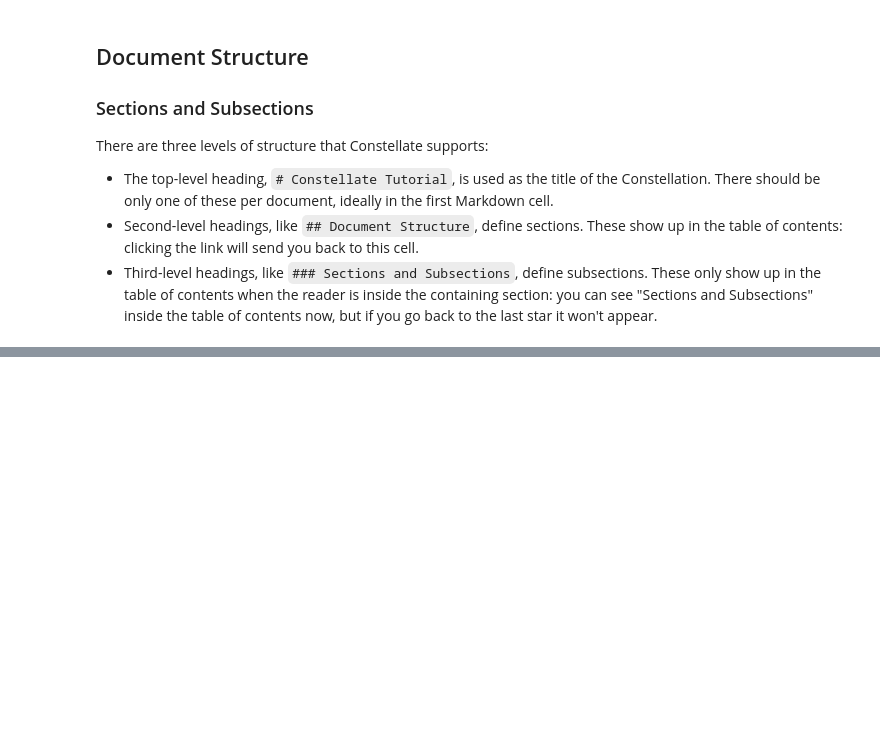
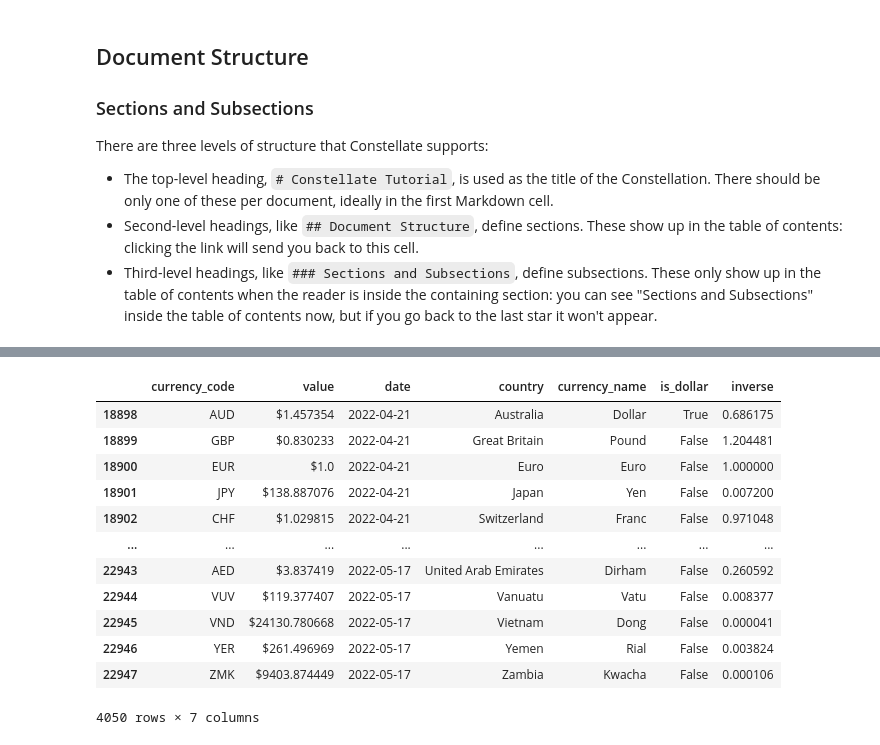
Before and after one commit to constellate-org/constellate, a Jupyter notebook: docs/constellate-tutorial.ipynb, the cells around one changed output, grey strips where cells are left out. Saved outputs shown, nothing was run; the diff lists cells and outputs as text; code cells hidden in the pictures; blank space fills up the shorter version.

Commit message:
Added MarkdownDataframe, bugfixes

```diff
--- a/docs/constellate-tutorial.ipynb
+++ b/docs/constellate-tutorial.ipynb
@@ -177,0 +332,35 @@ There are a couple automated transformations that make writing text easier. The
+# %%
+import numpy as np
+import pandas as pd
+
+# source https://www.kaggle.com/datasets/ruchi798/currency-exchange-rates
+exch = pd.read_csv('https://gist.githubusercontent.com/nicholas-miklaucic/018e22f3e2830e276a10603d117a7c90/raw/', index_col='index').reset_index(drop=True)
+exch.rename(columns={'currency': 'currency_code'}, inplace=True)
+exch[['country', 'currency_name']] = exch['Country/Currency'].str.strip().str.rsplit(' ', n=1, expand=True)
+exch['currency_name'] = np.where(exch['currency_name'], exch['currency_name'], exch['country'])
+exch['is_dollar'] = exch['currency_name'].str.lower() == 'dollar'
+exch.drop(columns=['Country/Currency'], inplace=True)
+exch['date'] = pd.to_datetime(exch['date'], dayfirst=True)
+
+# comment this to really make Constellate work!
+exch = exch[exch.date > pd.to_datetime('2022-04-20')]
+
+exch['inverse'] = 1 / exch['value']
+exch['value'] = [f'${v}' for v in exch['value']]
+
+# because I didn't specify, the last non-empty line is assumed to be the DataFrame expression
+exch
+# %% [output]
+|  | currency_code | value | date | country | currency_name | is_dollar | inverse |
+| 18898 | AUD | $1.457354 | 2022-04-21 | Australia | Dollar | True | 0.686175 |
+| 18899 | GBP | $0.830233 | 2022-04-21 | Great Britain | Pound | False | 1.204481 |
+| 18900 | EUR | $1.0 | 2022-04-21 | Euro | Euro | False | 1.000000 |
+| 18901 | JPY | $138.887076 | 2022-04-21 | Japan | Yen | False | 0.007200 |
+| 18902 | CHF | $1.029815 | 2022-04-21 | Switzerland | Franc | False | 0.971048 |
+| ... | ... | ... | ... | ... | ... | ... | ... |
+| 22943 | AED | $3.837419 | 2022-05-17 | United Arab Emirates | Dirham | False | 0.260592 |
+| 22944 | VUV | $119.377407 | 2022-05-17 | Vanuatu | Vatu | False | 0.008377 |
+| 22945 | VND | $24130.780668 | 2022-05-17 | Vietnam | Dong | False | 0.000041 |
+| 22946 | YER | $261.496969 | 2022-05-17 | Yemen | Rial | False | 0.003824 |
+| 22947 | ZMK | $9403.874449 | 2022-05-17 | Zambia | Kwacha | False | 0.000106 |
+4050 rows × 7 columns
```
Also changed, not shown: parts of 16 cells of this notebook, 3 other files.
